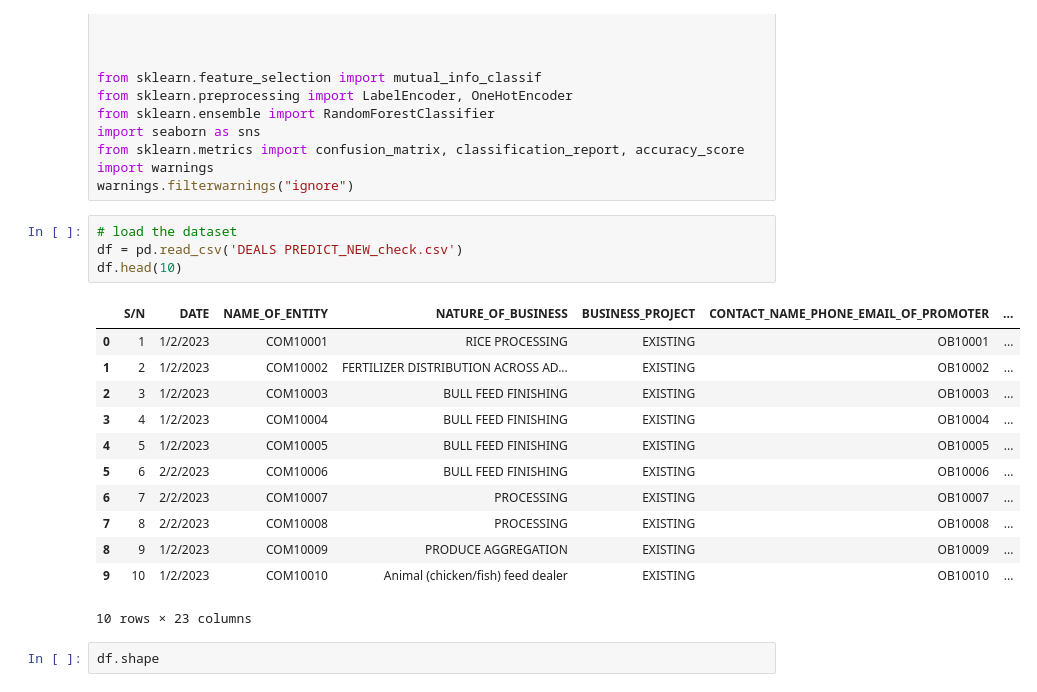
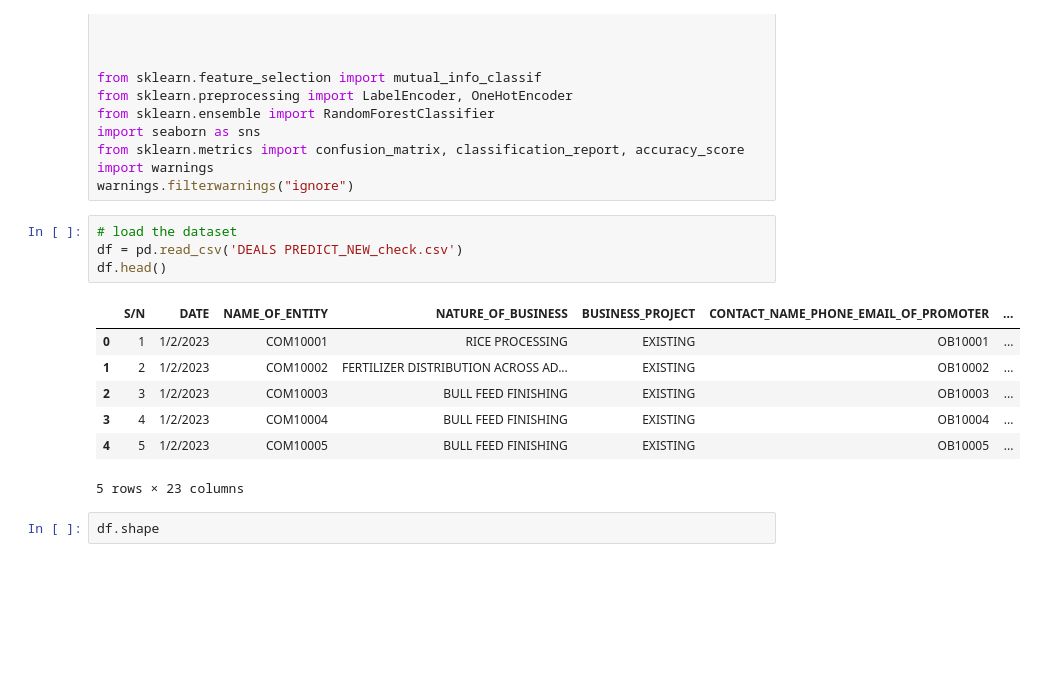
Before and after one commit to ogidaniel1/NRS, a Jupyter notebook: NR/notebook/NRP_model.ipynb, the cells around one changed output. Drawn from its saved outputs; the diff is of its cells as text; blank space fills up the shorter version.

```diff
--- a/NR/notebook/NRP_model.ipynb
+++ b/NR/notebook/NRP_model.ipynb
@@ -34,20 +37,15 @@ warnings.filterwarnings("ignore")
 # %%
 # load the dataset
 df = pd.read_csv('DEALS PREDICT_NEW_check.csv')
-df.head(10)
+df.head()
 # %% [output]
 |  | S/N | DATE | NAME_OF_ENTITY | NATURE_OF_BUSINESS | BUSINESS_PROJECT | CONTACT_NAME_PHONE_EMAIL_OF_PROMOTER | ... |
 | 0 | 1 | 1/2/2023 | COM10001 | RICE PROCESSING | EXISTING | OB10001 | ... |
 | 1 | 2 | 1/2/2023 | COM10002 | FERTILIZER DISTRIBUTION ACROSS AD... | EXISTING | OB10002 | ... |
 | 2 | 3 | 1/2/2023 | COM10003 | BULL FEED FINISHING | EXISTING | OB10003 | ... |
 | 3 | 4 | 1/2/2023 | COM10004 | BULL FEED FINISHING | EXISTING | OB10004 | ... |
 | 4 | 5 | 1/2/2023 | COM10005 | BULL FEED FINISHING | EXISTING | OB10005 | ... |
-| 5 | 6 | 2/2/2023 | COM10006 | BULL FEED FINISHING | EXISTING | OB10006 | ... |
-| 6 | 7 | 2/2/2023 | COM10007 | PROCESSING | EXISTING | OB10007 | ... |
-| 7 | 8 | 2/2/2023 | COM10008 | PROCESSING | EXISTING | OB10008 | ... |
-| 8 | 9 | 1/2/2023 | COM10009 | PRODUCE AGGREGATION | EXISTING | OB10009 | ... |
-| 9 | 10 | 1/2/2023 | COM10010 | Animal (chicken/fish) feed dealer | EXISTING | OB10010 | ... |
-10 rows × 23 columns
+5 rows × 23 columns
 # %%
 df.shape
 # %% [output]
```
Also changed, not shown: parts of 12 cells of this notebook, 6 other files.
